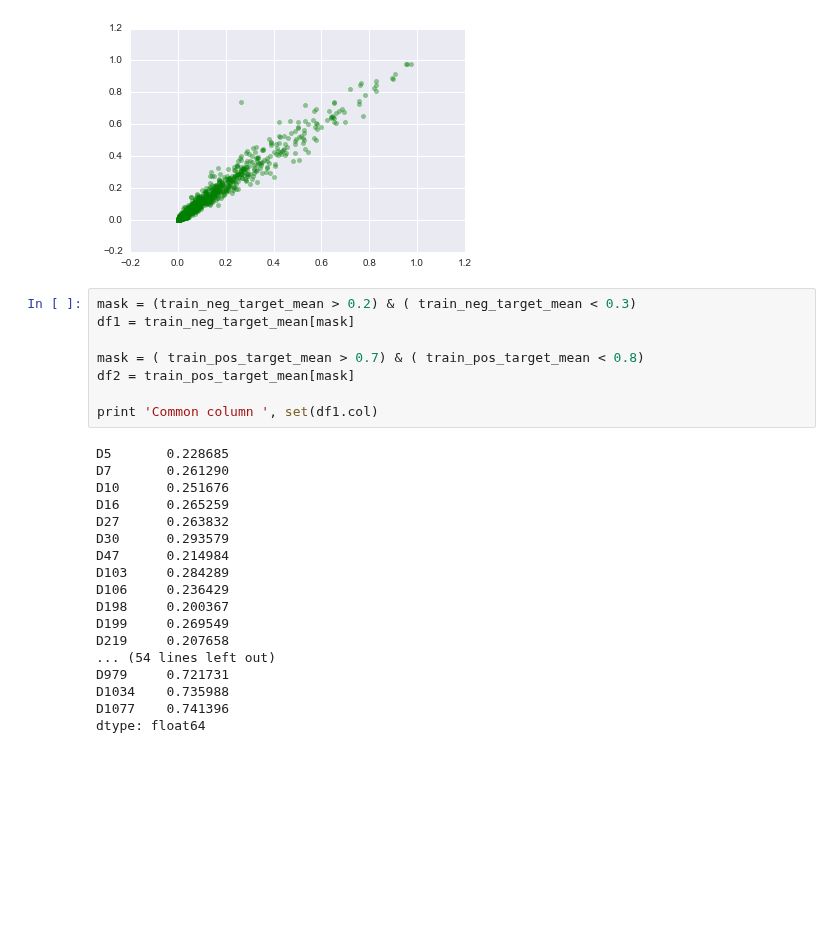
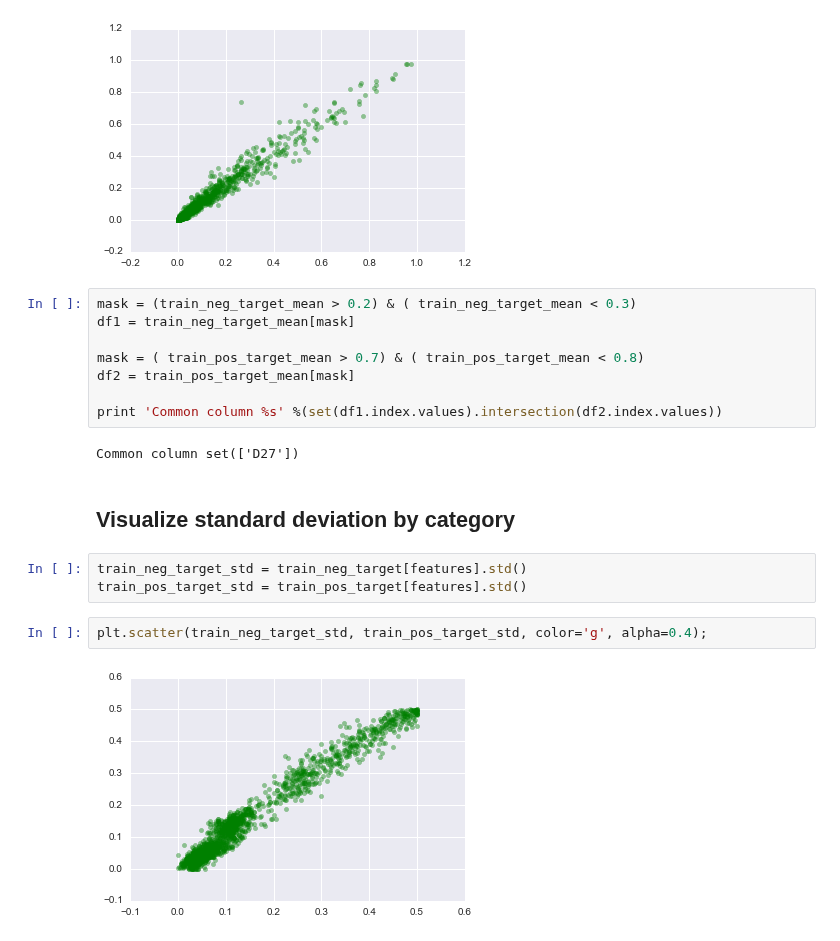
Before and after one commit to numb3r33/Kaggle-Competitions, a Jupyter notebook: Predict-Bio-Response/Predict-Bio-Response-Exploratory-Data-Analysis.ipynb, the cells around one changed output. Drawn from its saved outputs; the diff is of its cells as text; blank space fills up the shorter version.

```diff
--- a/Predict-Bio-Response/Predict-Bio-Response-Exploratory-Data-Analysis.ipynb
+++ b/Predict-Bio-Response/Predict-Bio-Response-Exploratory-Data-Analysis.ipynb
@@ -131,22 +133,15 @@ df1 = train_neg_target_mean[mask]
 mask = ( train_pos_target_mean > 0.7) & ( train_pos_target_mean < 0.8)
 df2 = train_pos_target_mean[mask]
 
-print 'Common column ', set(df1.col)
+print 'Common column %s' %(set(df1.index.values).intersection(df2.index.values))
 # %% [output]
-D5       0.228685
-D7       0.261290
-D10      0.251676
-D16      0.265259
-D27      0.263832
-D30      0.293579
-D47      0.214984
-D103     0.284289
-D106     0.236429
-D198     0.200367
-D199     0.269549
-D219     0.207658
-... (54 lines left out)
-D979     0.721731
-D1034    0.735988
-D1077    0.741396
-dtype: float64
+Common column set(['D27'])
+# %% [markdown]
+## Visualize standard deviation by category
+# %%
+train_neg_target_std = train_neg_target[features].std()
+train_pos_target_std = train_pos_target[features].std()
+# %%
+plt.scatter(train_neg_target_std, train_pos_target_std, color='g', alpha=0.4);
+# %% [output]
+[figure, added]
```
Also changed, not shown: parts of 10 cells of this notebook.
